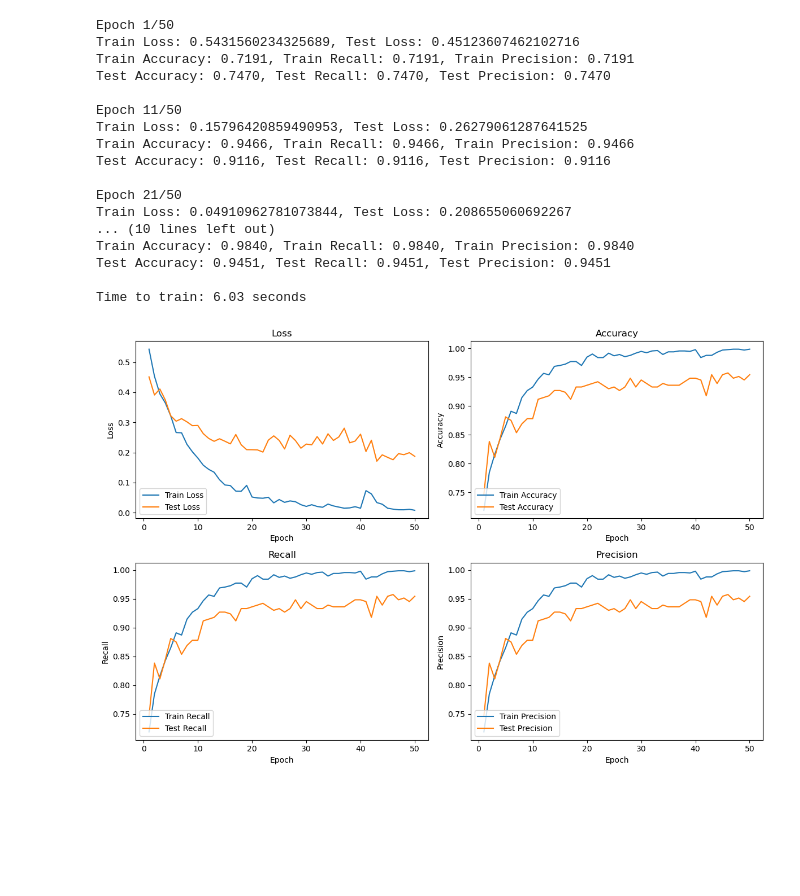
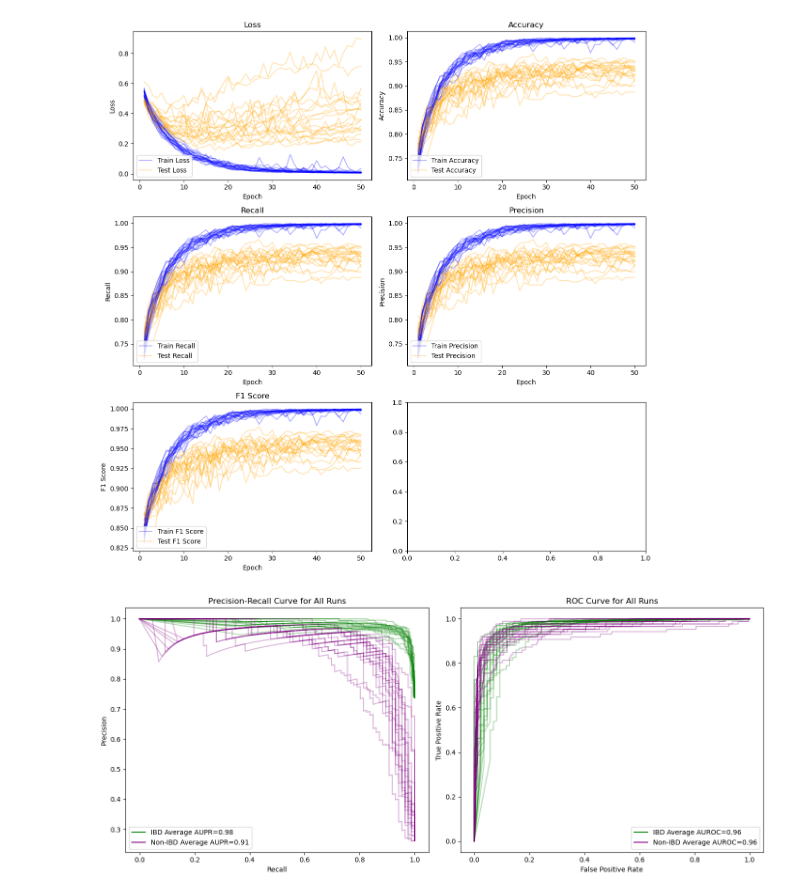
Before and after one commit to robcli/20.490_Deep_Learning_Biology, a Jupyter notebook: Taxonomic_Model.ipynb, the cells around one changed output. Saved outputs shown, nothing was run; the diff lists cells and outputs as text; code cells hidden in the pictures; blank space fills up the shorter version.

```diff
--- a/Taxonomic_Model.ipynb
+++ b/Taxonomic_Model.ipynb
@@ -140,11 +365,17 @@ def plot_metrics(epochs, metrics):
 # %%
-def train_model(model, train_loader, test_loader, criterion, optimizer, device, epochs):
+def train_model(model, train_loader, test_loader, criterion, optimizer, device, epochs, binary):
 
     # Make lists to hold metrics for plotting
     train_losses, test_losses = [], []
     train_accuracies, test_accuracies = [], []
     train_recalls, test_recalls = [], []
     train_precisions, test_precisions = [], []
+    train_f1, test_f1 = [], []
+
+    if binary:
+        f1_metric = BinaryF1Score(threshold=0.5)
+    else:
+        f1_metric = F1Score(task="multiclass", num_classes=3, average='micro')
 
     start_time = time.time()
 
@@ -176,6 +407,7 @@ def train_model(model, train_loader, test_loader, criterion, optimizer, device,
         train_accuracies.append(train_accuracy)
         train_recalls.append(train_recall)
         train_precisions.append(train_precision)
+        train_f1.append(f1_metric(torch.tensor(preds), torch.tensor(ground)))
 
         # Evaluate model on test set
         model.eval()
@@ -200,20 +432,24 @@ def train_model(model, train_loader, test_loader, criterion, optimizer, device,
         test_accuracies.append(test_accuracy)
         test_recalls.append(test_recall)
         test_precisions.append(test_precision)
+        test_f1.append(f1_metric(torch.tensor(preds), torch.tensor(ground)))
 
+        '''
         if (epoch)%10==0:
             print(f"Epoch {epoch+1}/{epochs}")
             print(f"Train Loss: {running_loss/len(train_loader)}, Test Loss: {test_loss/len(test_loader)}")
             print(f"Train Accuracy: {train_accuracy:.4f}, Train Recall: {train_recall:.4f}, Train Precision: {train_precision:.4f}")
             print(f"Test Accuracy: {test_accuracy:.4f}, Test Recall: {test_recall:.4f}, Test Precision: {test_precision:.4f}\n")
+        '''
 
     end_time = time.time()
-    print(f"Time to train: {end_time-start_time:.2f} seconds\n")
+    #print(f"Time to train: {end_time-start_time:.2f} seconds\n")
 
     metrics = [train_losses, test_losses,
                train_accuracies, test_accuracies,
                train_recalls, test_recalls,
-               train_precisions, test_precisions]
+               train_precisions, test_precisions,
+               train_f1, test_f1]
 
     return model, metrics
 # %%
@@ -296,22 +577,0 @@ def plot_multiple_batch_metrics(epochs, opt_metrics, batch_sizes):
-# %%
-# Binary prediction (healthy vs disease) with filtered species data
-model = train_and_evaluate(species_filtered_data, diagnosis_data, binary=True, device=device, epochs=50, batch_size=32)
-# %% [output]
-Epoch 1/50
-Train Loss: 0.5431560234325689, Test Loss: 0.45123607462102716
-Train Accuracy: 0.7191, Train Recall: 0.7191, Train Precision: 0.7191
-Test Accuracy: 0.7470, Test Recall: 0.7470, Test Precision: 0.7470
-
-Epoch 11/50
-Train Loss: 0.15796420859490953, Test Loss: 0.26279061287641525
-Train Accuracy: 0.9466, Train Recall: 0.9466, Train Precision: 0.9466
-Test Accuracy: 0.9116, Test Recall: 0.9116, Test Precision: 0.9116
-
-Epoch 21/50
-Train Loss: 0.04910962781073844, Test Loss: 0.208655060692267
-... (10 lines left out)
-Train Accuracy: 0.9840, Train Recall: 0.9840, Train Precision: 0.9840
-Test Accuracy: 0.9451, Test Recall: 0.9451, Test Precision: 0.9451
-
-Time to train: 6.03 seconds
-[figure, removed]
@@ -317,0 +628,21 @@ Time to train: 6.03 seconds
+# %%
+# Binary prediction (healthy vs disease) with filtered species data
+class_names = ['IBD', 'Non-IBD']
+
+# Unordered species
+metrics_bin_unordered, roc_curves_bin_unordered, pr_curves_bin_unordered = run_multiple_trainings(
+    species_data=species_filtered_data_shuffled,
+    diagnosis_data=diagnosis_data,
+    class_names=class_names,
+    binary=True,
+    device=device,
+    epochs=50,
+    batch_size=32,
+    n_runs=20
+)
+
+plot_metrics_all_runs(epochs=50, all_metrics=metrics_bin_unordered)
+plot_roc_pr_all_runs(roc_curves_bin_unordered, pr_curves_bin_unordered, class_names)
+# %% [output]
+[figure, added]
+[figure, added]
```
Also changed, not shown: parts of 23 cells of this notebook.
